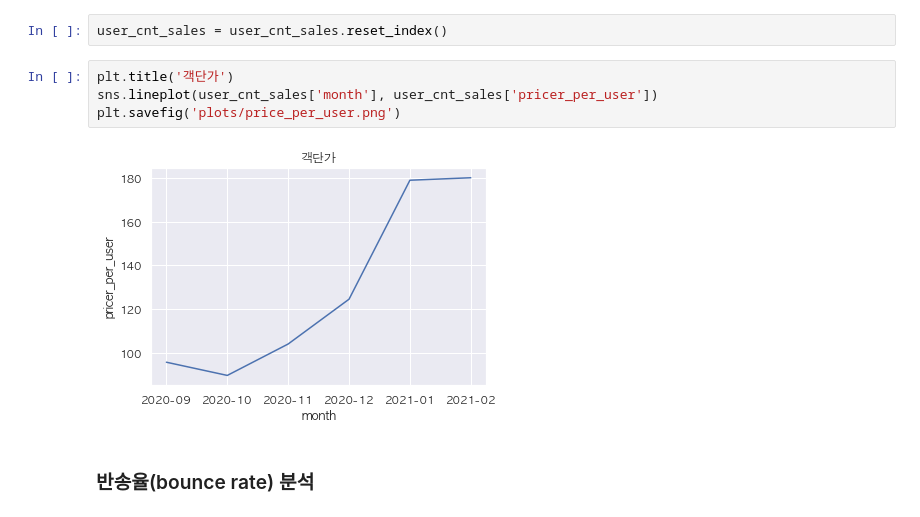
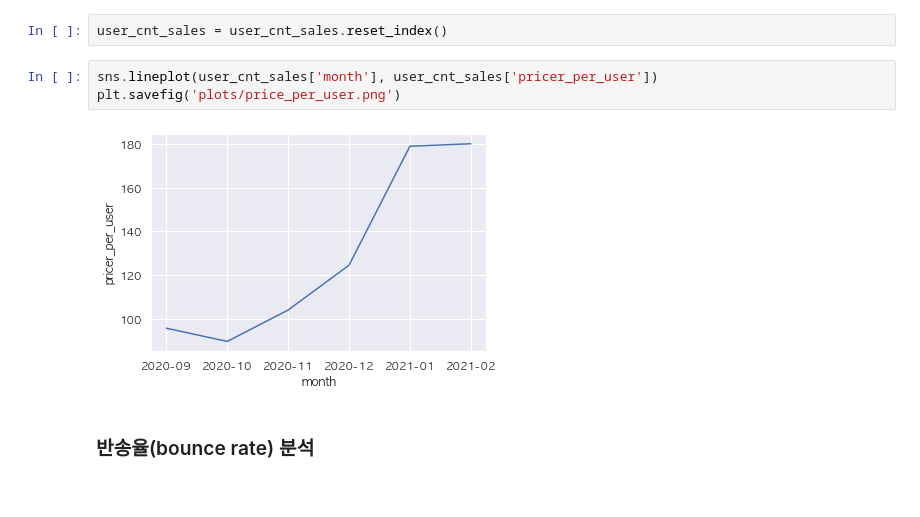
Before and after one commit to king-rabbit/estore-user-log, a Jupyter notebook: EDA.ipynb, the cells around one changed output. Drawn from its saved outputs; the diff is of its cells as text.

```diff
--- a/EDA.ipynb
+++ b/EDA.ipynb
@@ -115,11 +111,10 @@ user_cnt_sales['pricer_per_user'] = user_cnt_sales['price'] / user_cnt_sales['us
 # %%
 user_cnt_sales = user_cnt_sales.reset_index()
 # %%
-plt.title('객단가')
 sns.lineplot(user_cnt_sales['month'], user_cnt_sales['pricer_per_user'])
 plt.savefig('plots/price_per_user.png')
 # %% [output]
-[figure, old version]
+[figure, new version]
 # %% [markdown]
 ### 반송율(bounce rate) 분석
 # %%
```
Also changed, not shown: parts of 6 cells of this notebook, 14 other files.
